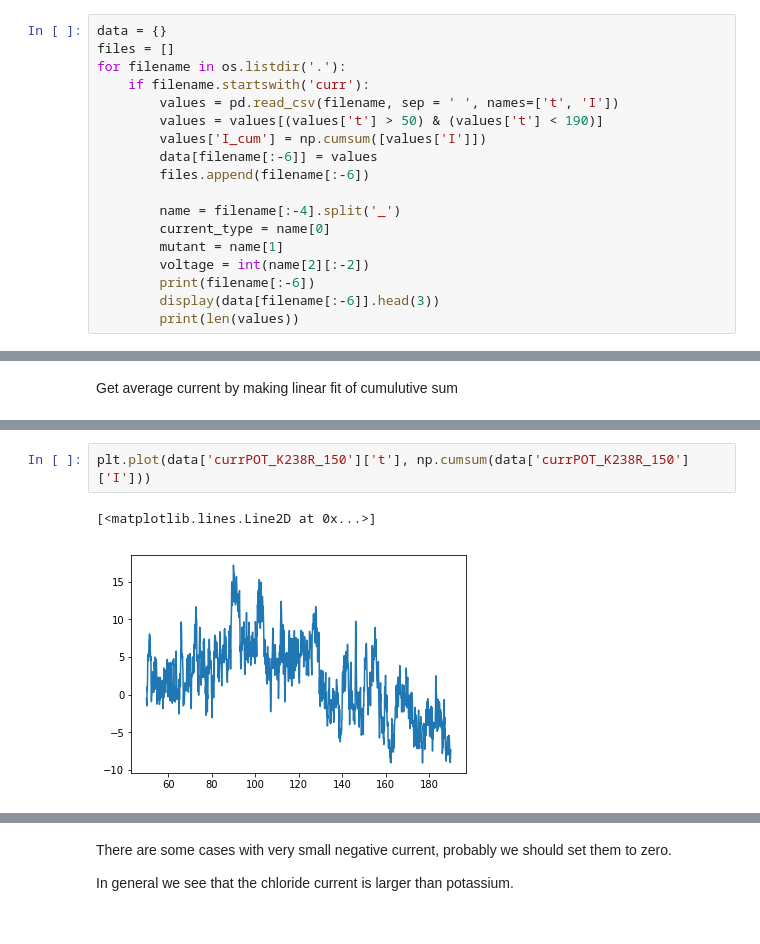
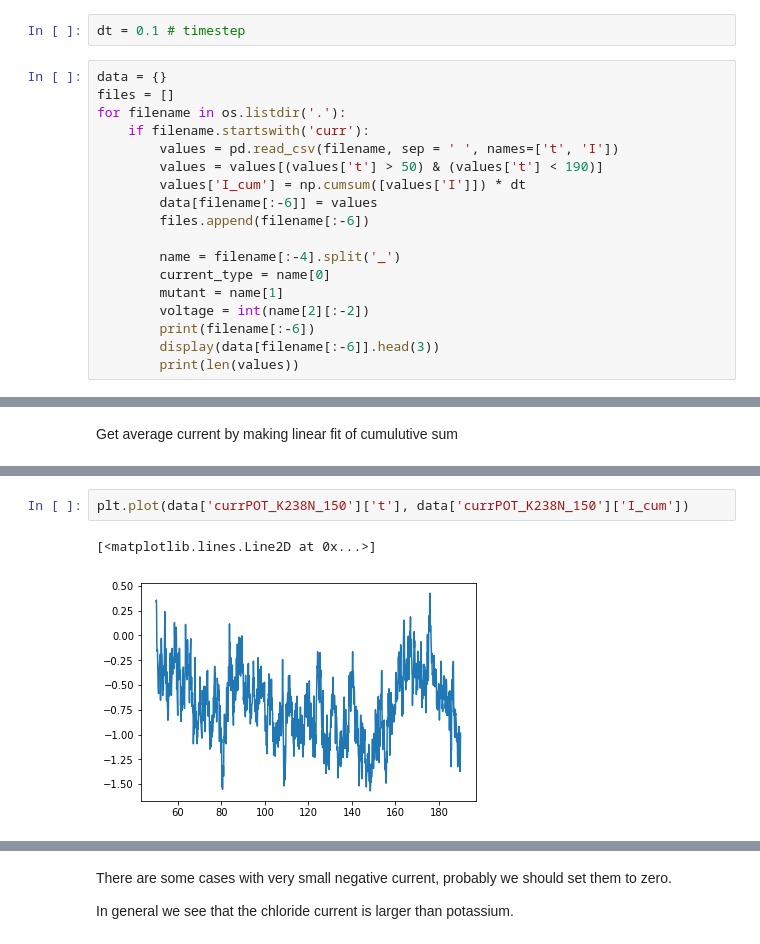
Before and after one commit to Aleva14/aerolysin, a Jupyter notebook: Currents.ipynb, the cells around one changed output, grey strips where cells are left out. Saved outputs shown, nothing was run; the diff lists cells and outputs as text.

```diff
--- a/Currents.ipynb
+++ b/Currents.ipynb
@@ -7,6 +7,8 @@ import numpy as np
 ## Analysis of ion currents
 # %% [markdown]
 Read all files with current
+# %%
+dt = 0.1 # timestep
 # %%
 data = {}
 files = []
@@ -14,7 +16,7 @@ for filename in os.listdir('.'):
     if filename.startswith('curr'):
         values = pd.read_csv(filename, sep = ' ', names=['t', 'I'])
         values = values[(values['t'] > 50) & (values['t'] < 190)]
-        values['I_cum'] = np.cumsum([values['I']])
+        values['I_cum'] = np.cumsum([values['I']]) * dt
         data[filename[:-6]] = values
         files.append(filename[:-6])
 
@@ -97,8 +100,8 @@ for f in files:
 # %%
-plt.plot(data['currPOT_K238R_150']['t'], np.cumsum(data['currPOT_K238R_150']['I']))
+plt.plot(data['currPOT_K238N_150']['t'], data['currPOT_K238N_150']['I_cum'])
 # %% [output]
 [<matplotlib.lines.Line2D at 0x...>]
-[figure, old version]
+[figure, new version]
 # %%
 summary = summary.drop_duplicates()
 summary['selectivity'] = (np.abs(summary['currCLA']) / np.abs(summary['currPOT']))
```
Also changed, not shown: parts of 4 cells of this notebook.
